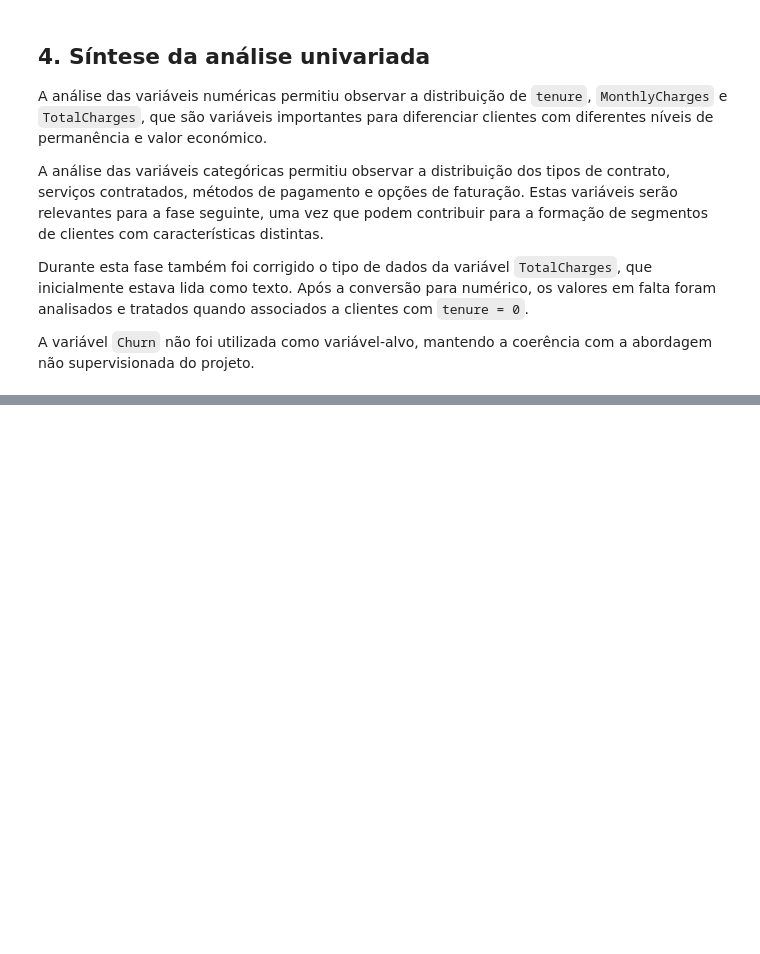
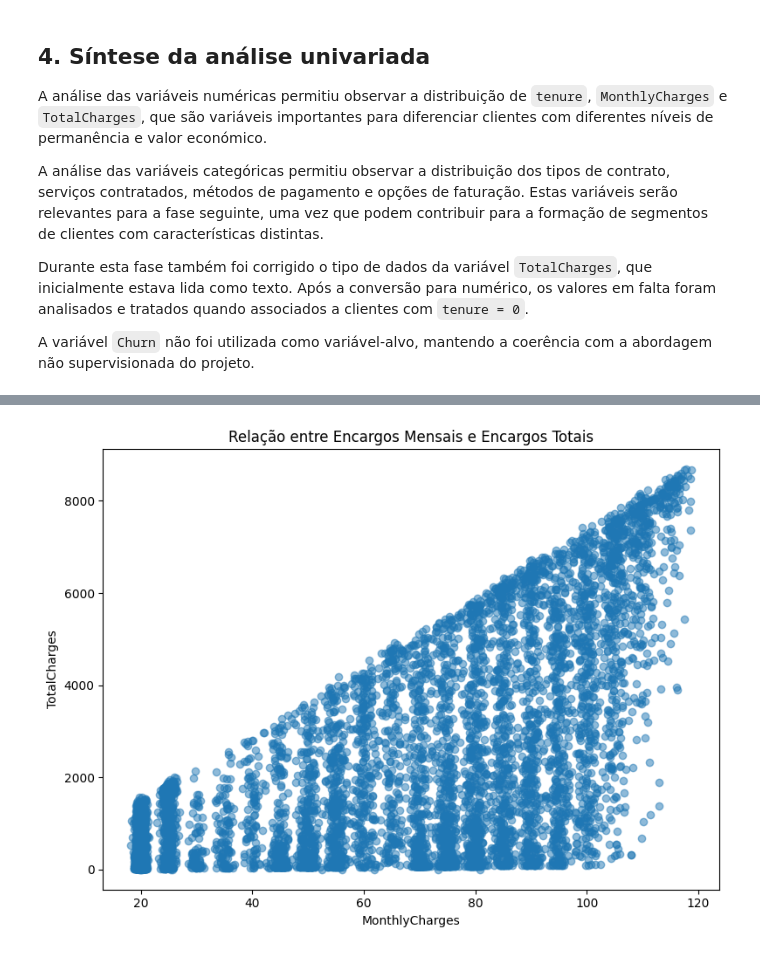
Before and after one commit to HugoGrou/projeto-cdg-hugo-grou, a Jupyter notebook: notebooks/2.0_exploracao.ipynb, the cells around one changed output, grey strips where cells are left out. Cells and saved outputs as stored; diff of their text form; code cells hidden in the pictures; blank space fills up the shorter version.

```diff
--- a/notebooks/2.0_exploracao.ipynb
+++ b/notebooks/2.0_exploracao.ipynb
@@ -512,0 +606,22 @@ A variável `Churn` não foi utilizada como variável-alvo, mantendo a coerênci
+# %%
+# Scatter plot: MonthlyCharges vs TotalCharges
+
+plt.figure(figsize=(8, 6))
+
+plt.scatter(
+    df_m2["MonthlyCharges"],
+    df_m2["TotalCharges"],
+    alpha=0.5
+)
+
+plt.title("Relação entre Encargos Mensais e Encargos Totais")
+plt.xlabel("MonthlyCharges")
+plt.ylabel("TotalCharges")
+plt.tight_layout()
+
+# Guardar figura
+plt.savefig(figures_path / "scatter_monthlycharges_totalcharges.png", dpi=300)
+
+plt.show()
+# %% [output]
+[figure, added]
```
Also changed, not shown: parts of 58 cells of this notebook.
